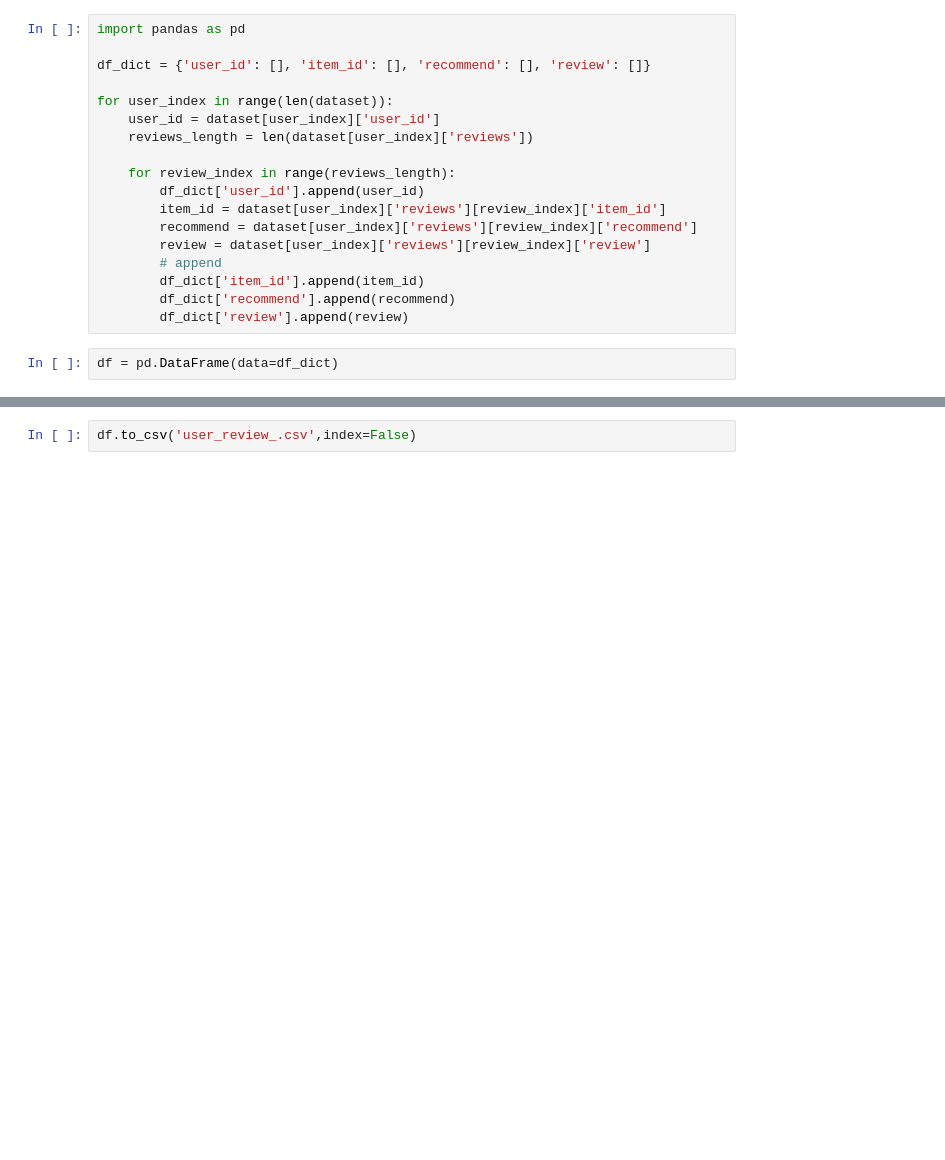
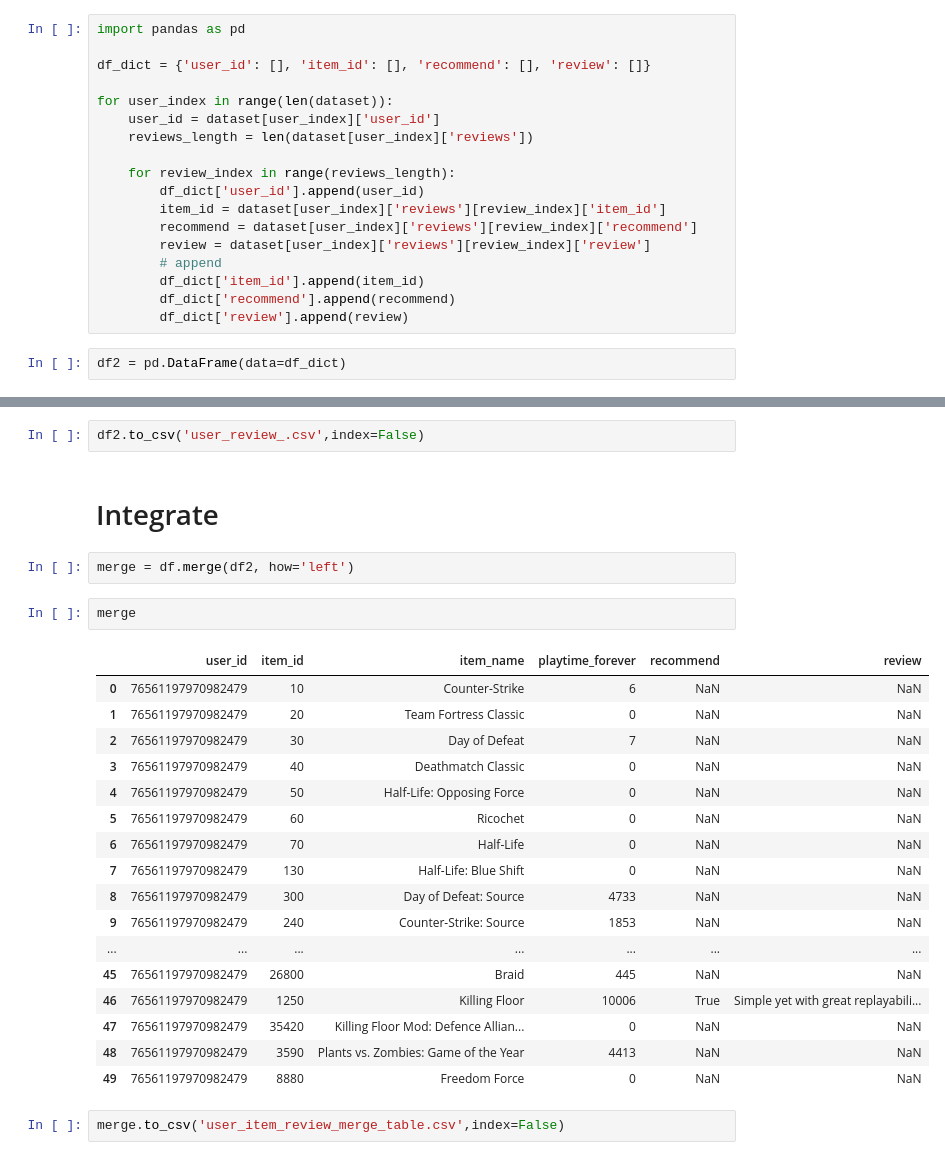
Before and after one commit to Renoyyz233/ECE253_assignment2, a Jupyter notebook: data_preprocessing/Assignment2.ipynb, the cells around one changed output, grey strips where cells are left out. Cells and saved outputs as stored; diff of their text form; blank space fills up the shorter version.

```diff
--- a/data_preprocessing/Assignment2.ipynb
+++ b/data_preprocessing/Assignment2.ipynb
@@ -93,4 +109,4 @@ for user_index in range(len(dataset)):
         df_dict['recommend'].append(recommend)
         df_dict['review'].append(review)
 # %%
-df = pd.DataFrame(data=df_dict)
+df2 = pd.DataFrame(data=df_dict)
@@ -97,2 +129,28 @@ df = pd.DataFrame(data=df_dict)
 # %%
-df.to_csv('user_review_.csv',index=False)
+df2.to_csv('user_review_.csv',index=False)
+# %% [markdown]
+# Integrate
+# %%
+merge = df.merge(df2, how='left')
+# %%
+merge
+# %% [output]
+|  | user_id | item_id | item_name | playtime_forever | recommend | review |
+| 0 | 76561197970982479 | 10 | Counter-Strike | 6 | NaN | NaN |
+| 1 | 76561197970982479 | 20 | Team Fortress Classic | 0 | NaN | NaN |
+| 2 | 76561197970982479 | 30 | Day of Defeat | 7 | NaN | NaN |
+| 3 | 76561197970982479 | 40 | Deathmatch Classic | 0 | NaN | NaN |
+| 4 | 76561197970982479 | 50 | Half-Life: Opposing Force | 0 | NaN | NaN |
+| 5 | 76561197970982479 | 60 | Ricochet | 0 | NaN | NaN |
+| 6 | 76561197970982479 | 70 | Half-Life | 0 | NaN | NaN |
+| 7 | 76561197970982479 | 130 | Half-Life: Blue Shift | 0 | NaN | NaN |
+| 8 | 76561197970982479 | 300 | Day of Defeat: Source | 4733 | NaN | NaN |
+| 9 | 76561197970982479 | 240 | Counter-Strike: Source | 1853 | NaN | NaN |
+| ... | ... | ... | ... | ... | ... | ... |
+| 45 | 76561197970982479 | 26800 | Braid | 445 | NaN | NaN |
+| 46 | 76561197970982479 | 1250 | Killing Floor | 10006 | True | Simple yet with great replayabili... |
+| 47 | 76561197970982479 | 35420 | Killing Floor Mod: Defence Allian... | 0 | NaN | NaN |
+| 48 | 76561197970982479 | 3590 | Plants vs. Zombies: Game of the Year | 4413 | NaN | NaN |
+| 49 | 76561197970982479 | 8880 | Freedom Force | 0 | NaN | NaN |
+# %%
+merge.to_csv('user_item_review_merge_table.csv',index=False)
```
Also changed, not shown: parts of 2 cells of this notebook.
